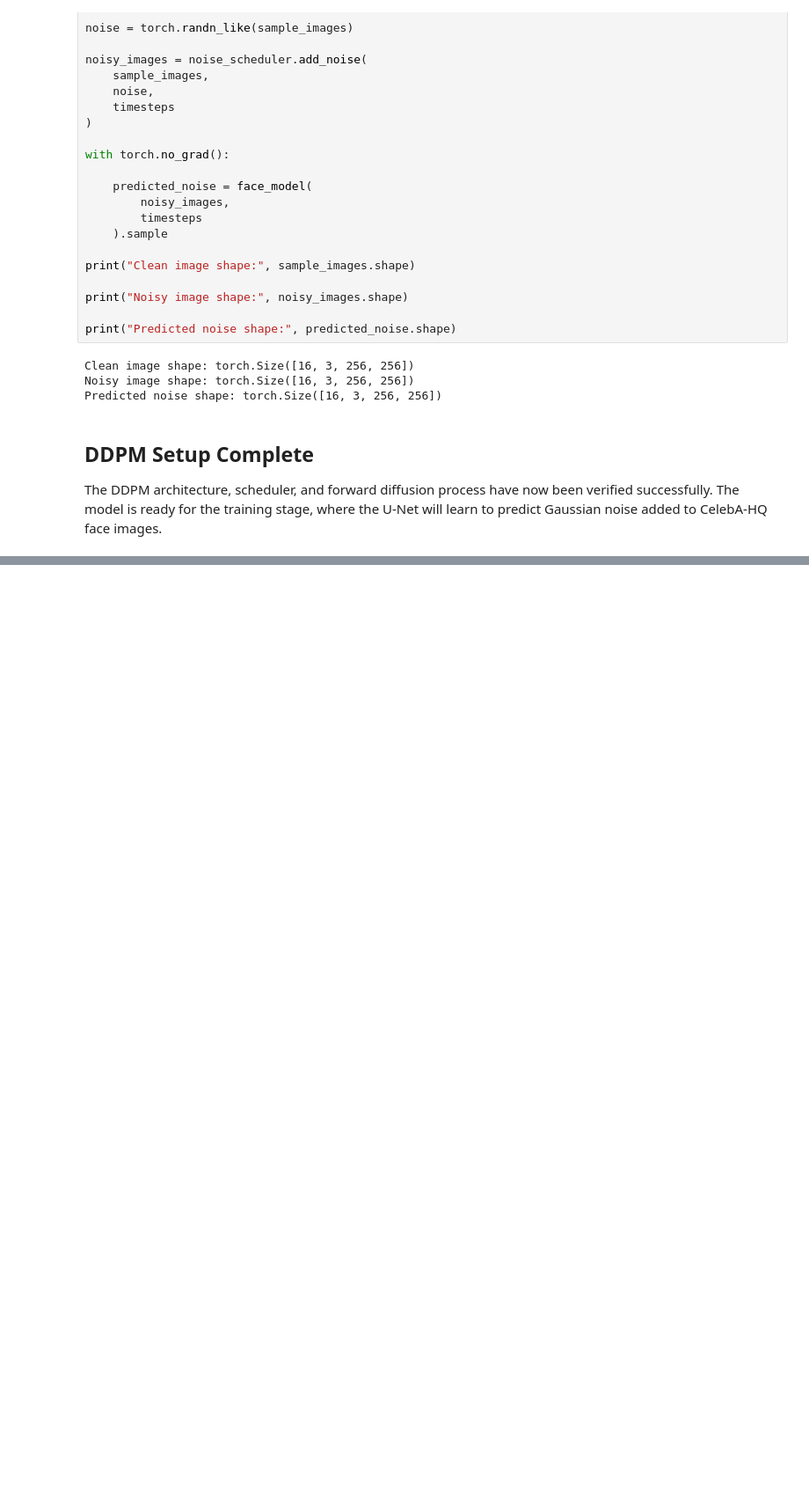
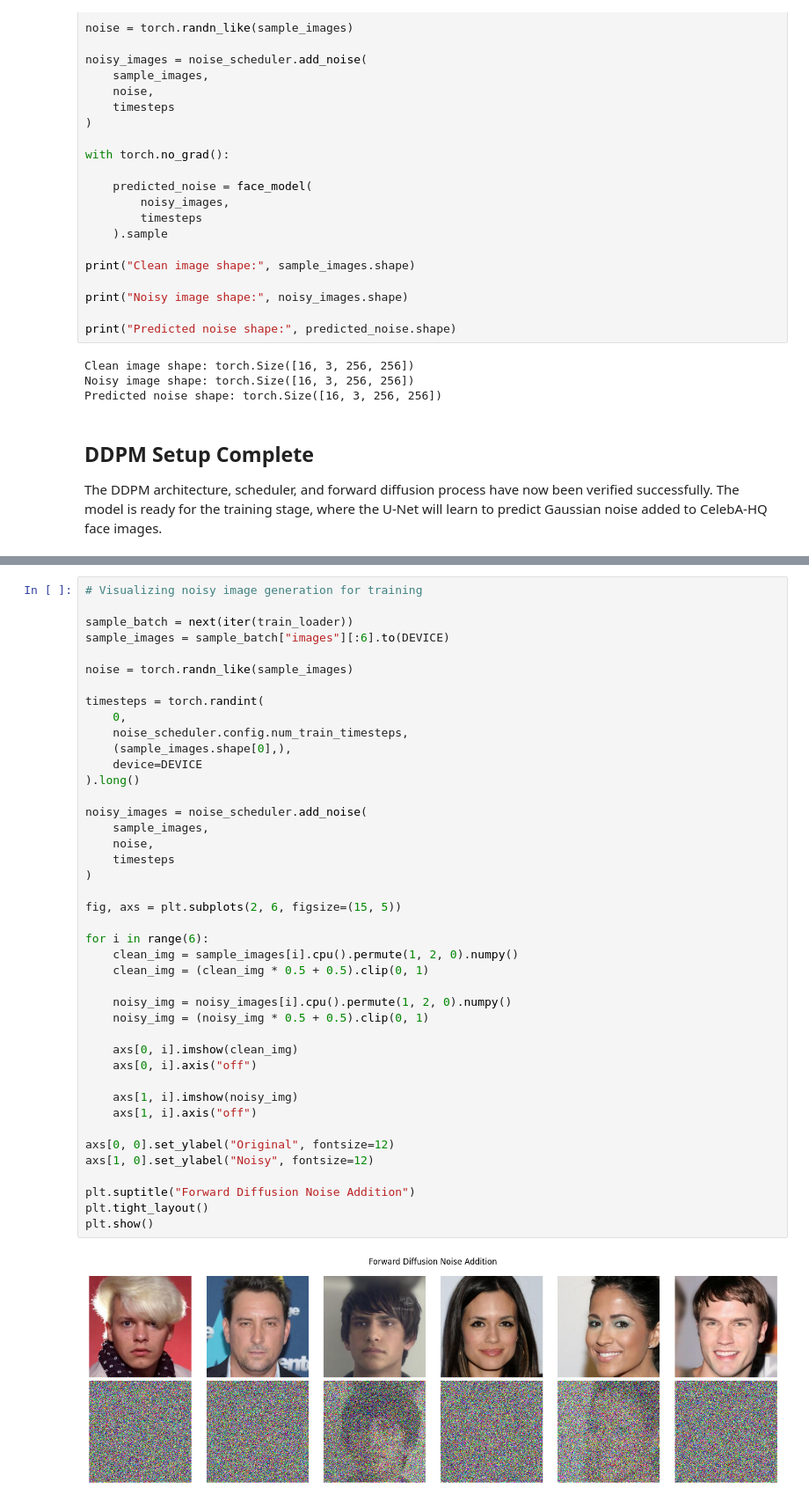
Before and after one commit to johanjoepaul/eee068-diffusion-face-generation, a Jupyter notebook: notebooks/celeb_pipeline.ipynb, the cells around one changed output, grey strips where cells are left out. Shown at 88% size. Saved outputs shown, nothing was run; the diff lists cells and outputs as text; blank space fills up the shorter version.

Commit message:
Implement DDPM training pipeline setup

```diff
--- a/notebooks/celeb_pipeline.ipynb
+++ b/notebooks/celeb_pipeline.ipynb
@@ -311,0 +353,44 @@ The DDPM architecture, scheduler, and forward diffusion process have now been ve
+# %%
+# Visualizing noisy image generation for training
+
+sample_batch = next(iter(train_loader))
+sample_images = sample_batch["images"][:6].to(DEVICE)
+
+noise = torch.randn_like(sample_images)
+
+timesteps = torch.randint(
+    0,
+    noise_scheduler.config.num_train_timesteps,
+    (sample_images.shape[0],),
+    device=DEVICE
+).long()
+
+noisy_images = noise_scheduler.add_noise(
+    sample_images,
+    noise,
+    timesteps
+)
+
+fig, axs = plt.subplots(2, 6, figsize=(15, 5))
+
+for i in range(6):
+    clean_img = sample_images[i].cpu().permute(1, 2, 0).numpy()
+    clean_img = (clean_img * 0.5 + 0.5).clip(0, 1)
+
+    noisy_img = noisy_images[i].cpu().permute(1, 2, 0).numpy()
+    noisy_img = (noisy_img * 0.5 + 0.5).clip(0, 1)
+
+    axs[0, i].imshow(clean_img)
+    axs[0, i].axis("off")
+
+    axs[1, i].imshow(noisy_img)
+    axs[1, i].axis("off")
+
+axs[0, 0].set_ylabel("Original", fontsize=12)
+axs[1, 0].set_ylabel("Noisy", fontsize=12)
+
+plt.suptitle("Forward Diffusion Noise Addition")
+plt.tight_layout()
+plt.show()
+# %% [output]
+[figure, added]
```
Also changed, not shown: parts of 10 cells of this notebook.
